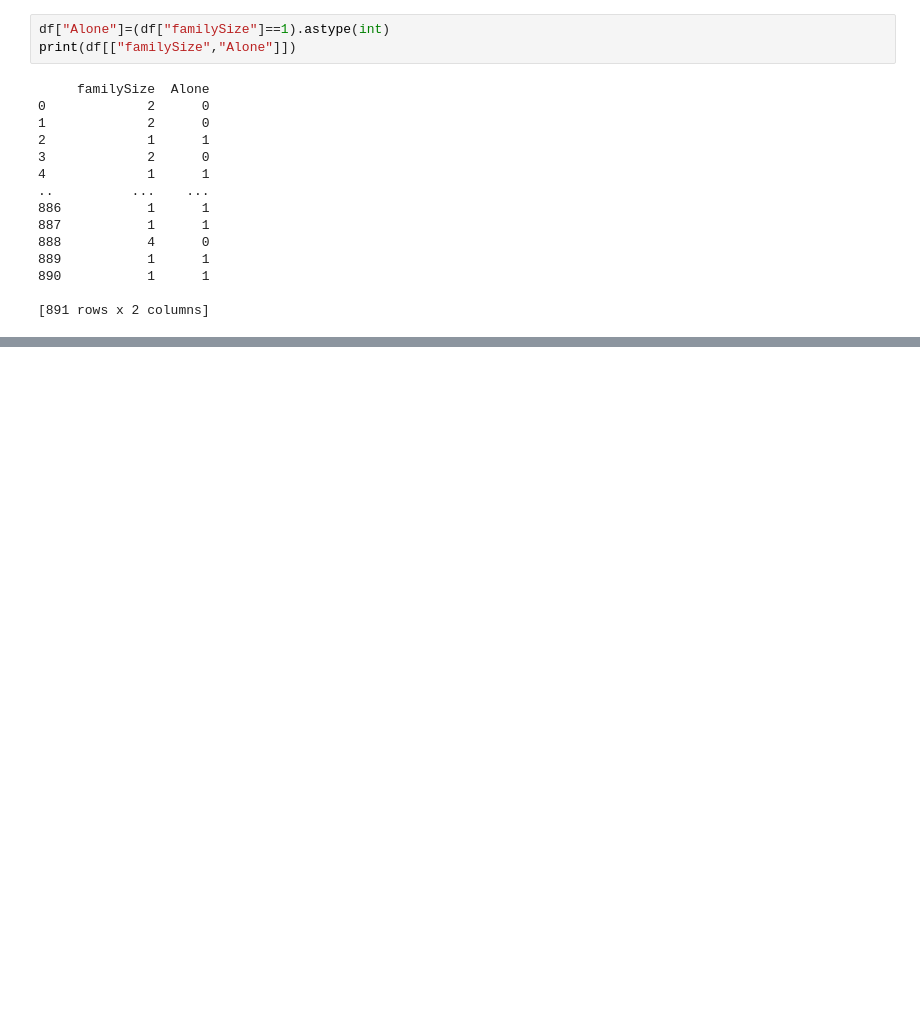
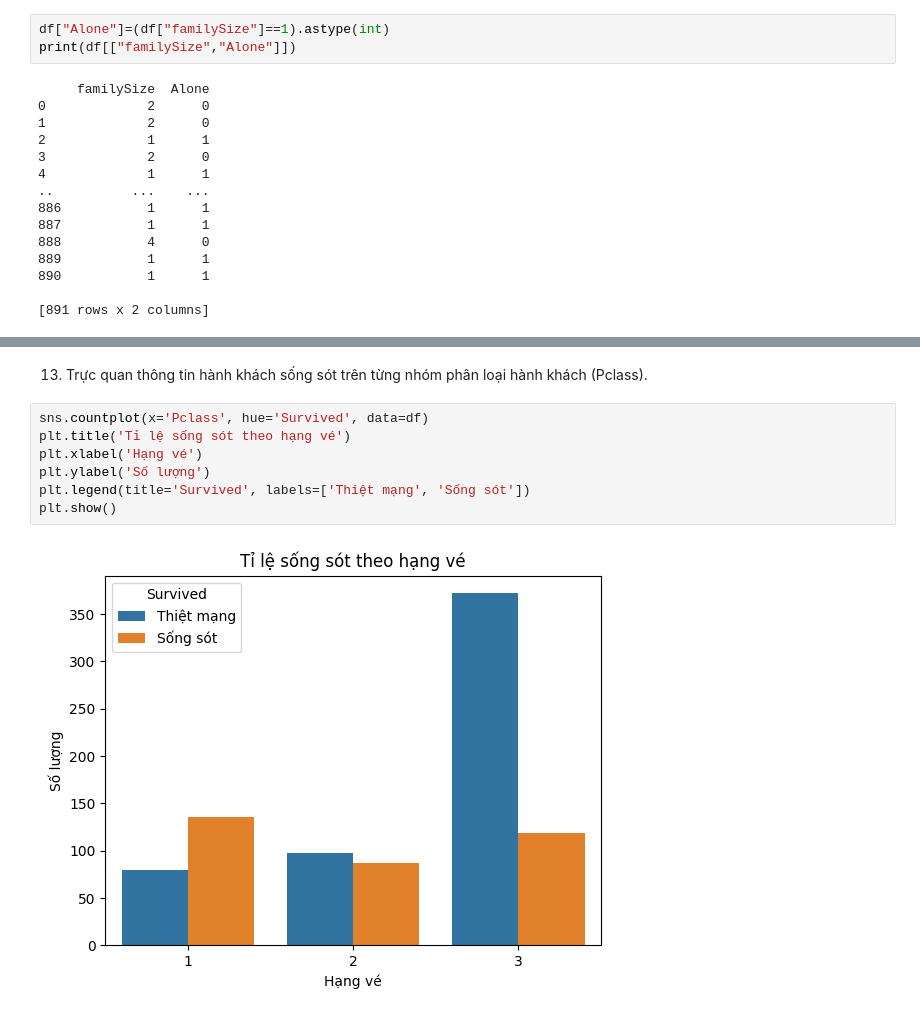
Before and after one commit to Duc-bug/Data-Analysis-Deep-Learning-Explanation, a Jupyter notebook: Week 4/lab4.ipynb, the cells around one changed output, grey strips where cells are left out. Cells and saved outputs as stored; diff of their text form; blank space fills up the shorter version.

```diff
--- a/Week 4/lab4.ipynb
+++ b/Week 4/lab4.ipynb
@@ -206,0 +242,11 @@ print(df[["familySize","Alone"]])
+# %% [markdown]
+13. Trực quan thông tin hành khách sống sót trên từng nhóm phân loại hành khách (Pclass).
+# %%
+sns.countplot(x='Pclass', hue='Survived', data=df)
+plt.title('Tỉ lệ sống sót theo hạng vé')
+plt.xlabel('Hạng vé')
+plt.ylabel('Số lượng')
+plt.legend(title='Survived', labels=['Thiệt mạng', 'Sống sót'])
+plt.show()
+# %% [output]
+[figure, added]
```
Also changed, not shown: parts of 16 cells of this notebook, 1 other file.
